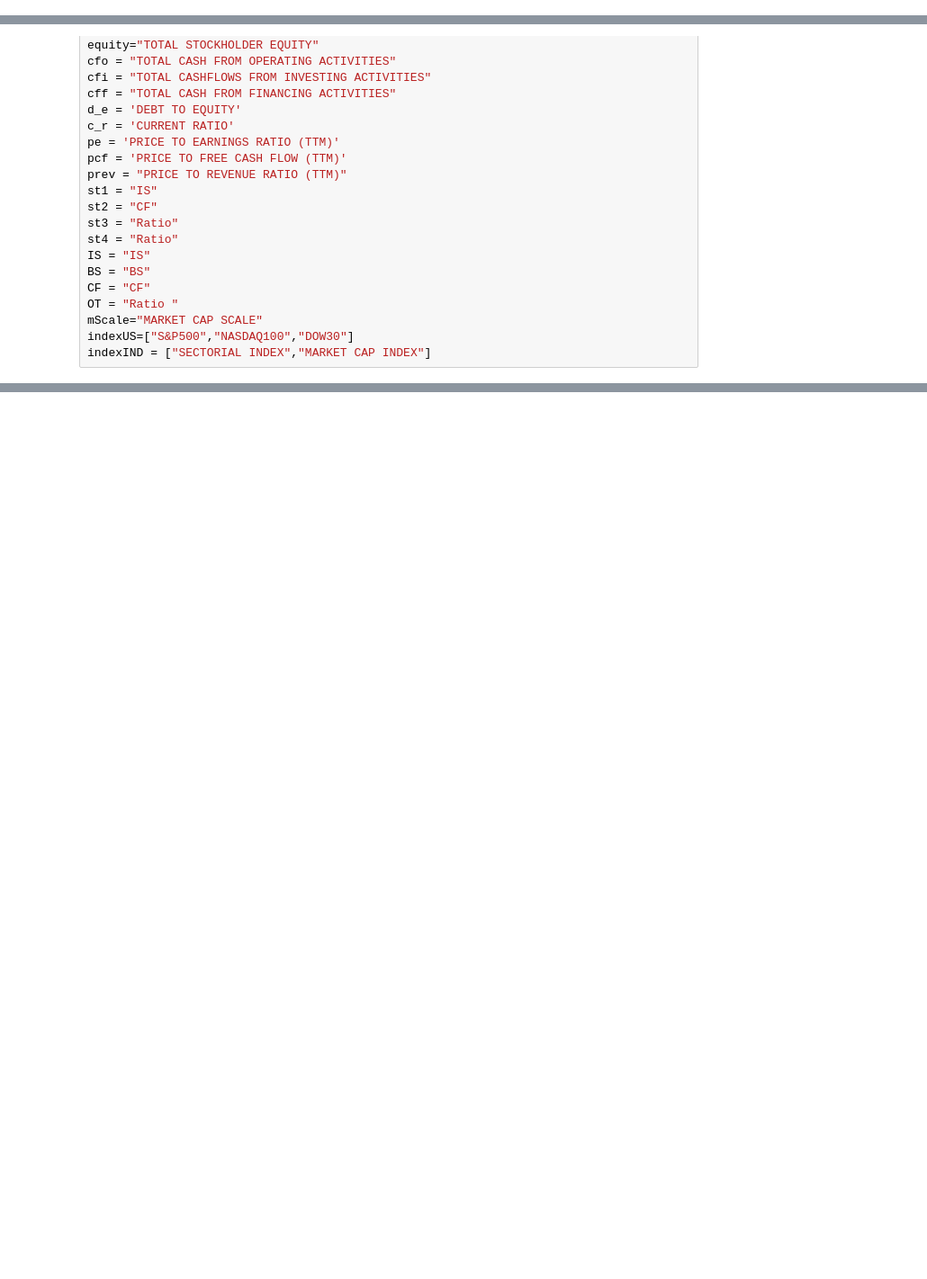
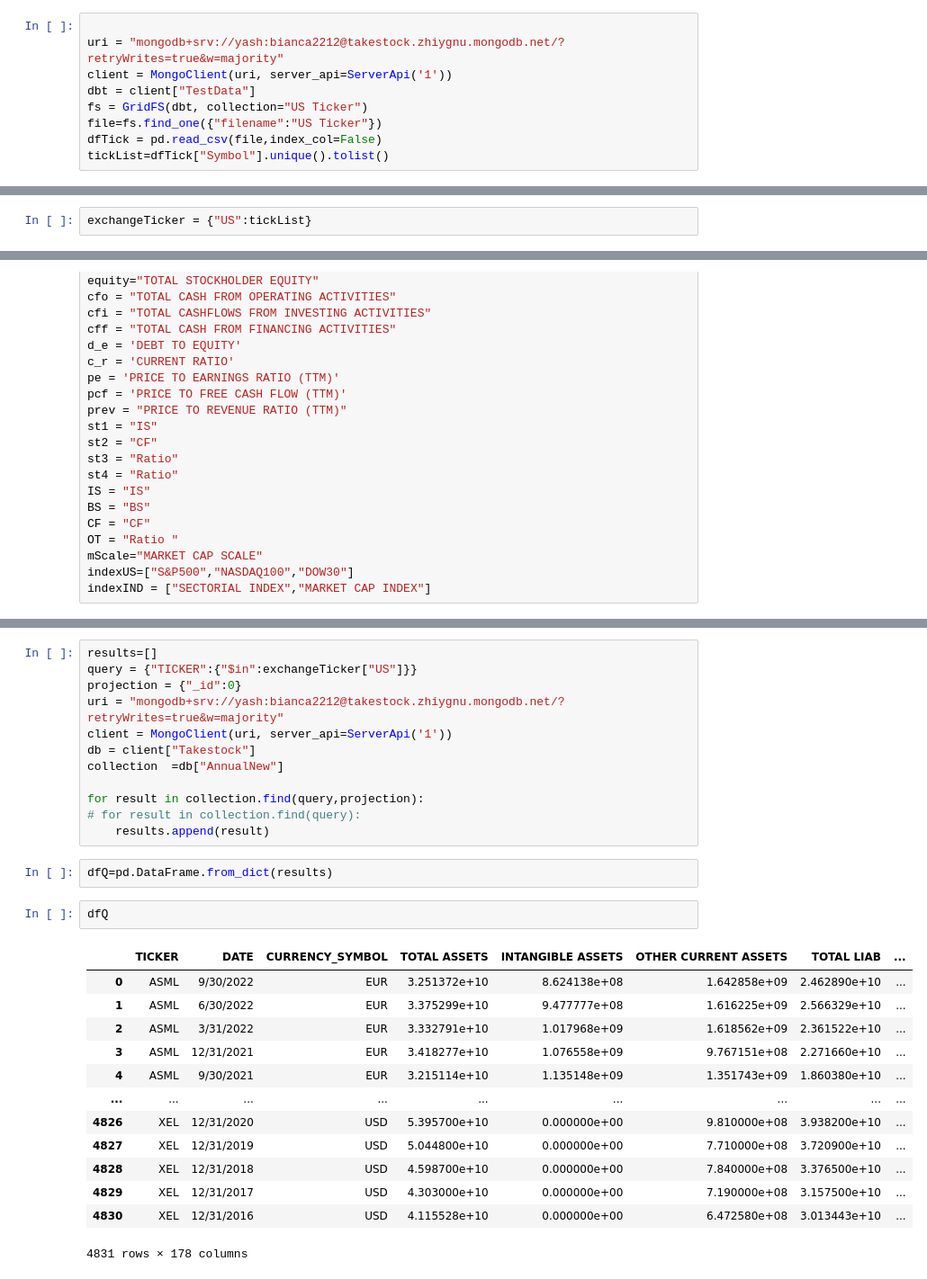
Before and after one commit to yash136shah/Working, a Jupyter notebook: EOD-New.ipynb, the cells around one changed output, grey strips where cells are left out. Shown at 90% size. Drawn from its saved outputs; the diff is of its cells as text; blank space fills up the shorter version.

```diff
--- a/EOD-New.ipynb
+++ b/EOD-New.ipynb
@@ -517,0 +805,9 @@ class MongoDB:
+# %%
+
+uri = "mongodb+srv://yash:bianca2212@takestock.zhiygnu.mongodb.net/?retryWrites=true&w=majority"
+client = MongoClient(uri, server_api=ServerApi('1'))
+dbt = client["TestData"]
+fs = GridFS(dbt, collection="US Ticker")
+file=fs.find_one({"filename":"US Ticker"})
+dfTick = pd.read_csv(file,index_col=False)
+tickList=dfTick["Symbol"].unique().tolist()
@@ -517,0 +849,2 @@ class MongoDB:
+# %%
+exchangeTicker = {"US":tickList}
@@ -863,0 +1007,30 @@ def QFUSD(dFF=[],dfM=[]):
+# %%
+results=[]
+query = {"TICKER":{"$in":exchangeTicker["US"]}}
+projection = {"_id":0}
+uri = "mongodb+srv://yash:bianca2212@takestock.zhiygnu.mongodb.net/?retryWrites=true&w=majority"
+client = MongoClient(uri, server_api=ServerApi('1'))
+db = client["Takestock"]
+collection  =db["AnnualNew"]
+
+for result in collection.find(query,projection):
+# for result in collection.find(query):
+    results.append(result)
+# %%
+dfQ=pd.DataFrame.from_dict(results)
+# %%
+dfQ
+# %% [output]
+|  | TICKER | DATE | CURRENCY_SYMBOL | TOTAL ASSETS | INTANGIBLE ASSETS | OTHER CURRENT ASSETS | TOTAL LIAB | ... |
+| 0 | ASML | 9/30/2022 | EUR | 3.251372e+10 | 8.624138e+08 | 1.642858e+09 | 2.462890e+10 | ... |
+| 1 | ASML | 6/30/2022 | EUR | 3.375299e+10 | 9.477777e+08 | 1.616225e+09 | 2.566329e+10 | ... |
+| 2 | ASML | 3/31/2022 | EUR | 3.332791e+10 | 1.017968e+09 | 1.618562e+09 | 2.361522e+10 | ... |
+| 3 | ASML | 12/31/2021 | EUR | 3.418277e+10 | 1.076558e+09 | 9.767151e+08 | 2.271660e+10 | ... |
+| 4 | ASML | 9/30/2021 | EUR | 3.215114e+10 | 1.135148e+09 | 1.351743e+09 | 1.860380e+10 | ... |
+| ... | ... | ... | ... | ... | ... | ... | ... | ... |
+| 4826 | XEL | 12/31/2020 | USD | 5.395700e+10 | 0.000000e+00 | 9.810000e+08 | 3.938200e+10 | ... |
+| 4827 | XEL | 12/31/2019 | USD | 5.044800e+10 | 0.000000e+00 | 7.710000e+08 | 3.720900e+10 | ... |
+| 4828 | XEL | 12/31/2018 | USD | 4.598700e+10 | 0.000000e+00 | 7.840000e+08 | 3.376500e+10 | ... |
+| 4829 | XEL | 12/31/2017 | USD | 4.303000e+10 | 0.000000e+00 | 7.190000e+08 | 3.157500e+10 | ... |
+| 4830 | XEL | 12/31/2016 | USD | 4.115528e+10 | 0.000000e+00 | 6.472580e+08 | 3.013443e+10 | ... |
+4831 rows × 178 columns
```
Also changed, not shown: parts of 51 cells of this notebook.
